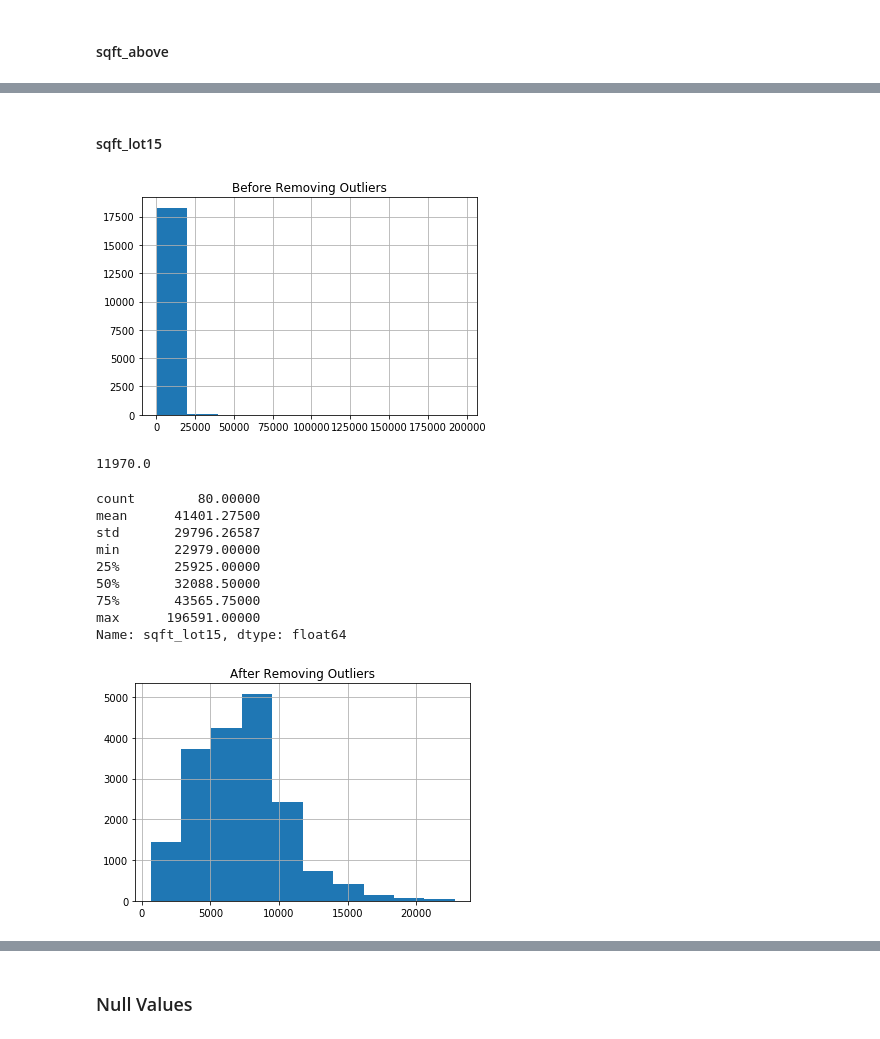
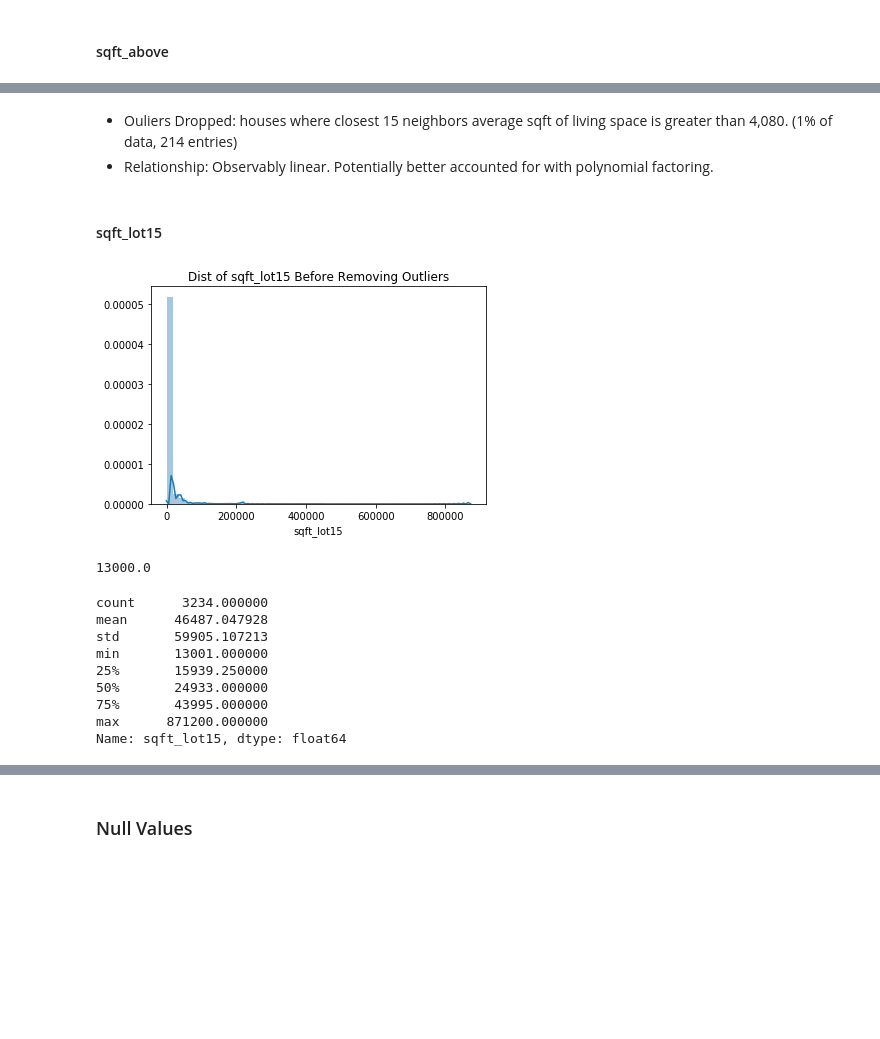
Before and after one commit to shsobieski/Housing-Valuation-Tool, a Jupyter notebook: ProjectNotebook.ipynb, the cells around one changed output, grey strips where cells are left out. Cells and saved outputs as stored; diff of their text form; code cells hidden in the pictures; blank space fills up the shorter version.

```diff
--- a/ProjectNotebook.ipynb
+++ b/ProjectNotebook.ipynb
@@ -152,6 +141,11 @@ data[data['bedrooms']>8]
 # %%
 data.loc[data['bedrooms']==33, 'bedrooms']=3
-data = data[data['bedrooms']<=8]
-plt.title('After Removing Outliers')
-data['bedrooms'].hist();
+no_outs = data[data['bedrooms']<=bedrooms_cutoff]
+plt.title('Dist of bedrooms After Removing Outliers')
+sns.distplot(no_outs['bedrooms'])
+plt.show();
+sns.lmplot(x = 'bedrooms', y = 'price', data=no_outs,
+           height=3, aspect= 2,
+           line_kws={'color':'black', 'linestyle':':'})
+plt.show();
 # %% [output]
@@ -190,4 +362,0 @@ Name: sqft_above, dtype: float64
-# %%
-data = data[data['sqft_above']<=4750]
-plt.title('After Removing Outliers')
-data['sqft_above'].hist();
@@ -219,4 +362,0 @@ Name: sqft_living, dtype: float64
-# %%
-data = data[data['sqft_living']<=5146]
-plt.title('After Removing Outliers')
-data['sqft_living'].hist();
@@ -248,4 +362,0 @@ Name: sqft_lot, dtype: float64
-# %%
-data = data[data['sqft_lot']<=19965]
-plt.title('After Removing Outliers')
-data['sqft_lot'].hist();
@@ -254,29 +570,29 @@ data['sqft_lot'].hist();
+# %% [markdown]
+- Ouliers Dropped: houses where closest 15 neighbors average sqft of living space is greater than 4,080. (1% of data, 214 entries)
+- Relationship: Observably linear. Potentially better accounted for with polynomial factoring.
 # %% [markdown]
 #### sqft_lot15
 # %%
-plt.title('Before Removing Outliers')
-data['sqft_lot15'].hist();
+plt.title('Dist of sqft_lot15 Before Removing Outliers')
+sns.distplot(data['sqft_lot15'])
+plt.show();
 # %% [output]
-[figure, old version]
+[figure, new version]
-# %%
-data['sqft_lot15'].quantile(.925)
-# %% [output]
-11970.0
+# %%
+sqft_lot15_cutoff = data['sqft_lot15'].quantile(.85)
+sqft_lot15_cutoff
+# %% [output]
+13000.0
 # %%
-data[data['sqft_lot15']>22816]['sqft_lot15'].describe()
+(data[data['sqft_lot15']>sqft_lot15_cutoff]['sqft_lot15']
+ .describe())
 # %% [output]
-count        80.00000
-mean      41401.27500
-std       29796.26587
-min       22979.00000
-25%       25925.00000
-50%       32088.50000
-75%       43565.75000
-max      196591.00000
+count      3234.000000
+mean      46487.047928
+std       59905.107213
+min       13001.000000
+25%       15939.250000
+50%       24933.000000
+75%       43995.000000
+max      871200.000000
 Name: sqft_lot15, dtype: float64
-# %%
-data = data[data['sqft_lot15']<=22816]
-plt.title('After Removing Outliers')
-data['sqft_lot15'].hist();
-# %% [output]
-[figure, removed]
```
Also changed, not shown: parts of 130 cells of this notebook, 1 other file.
